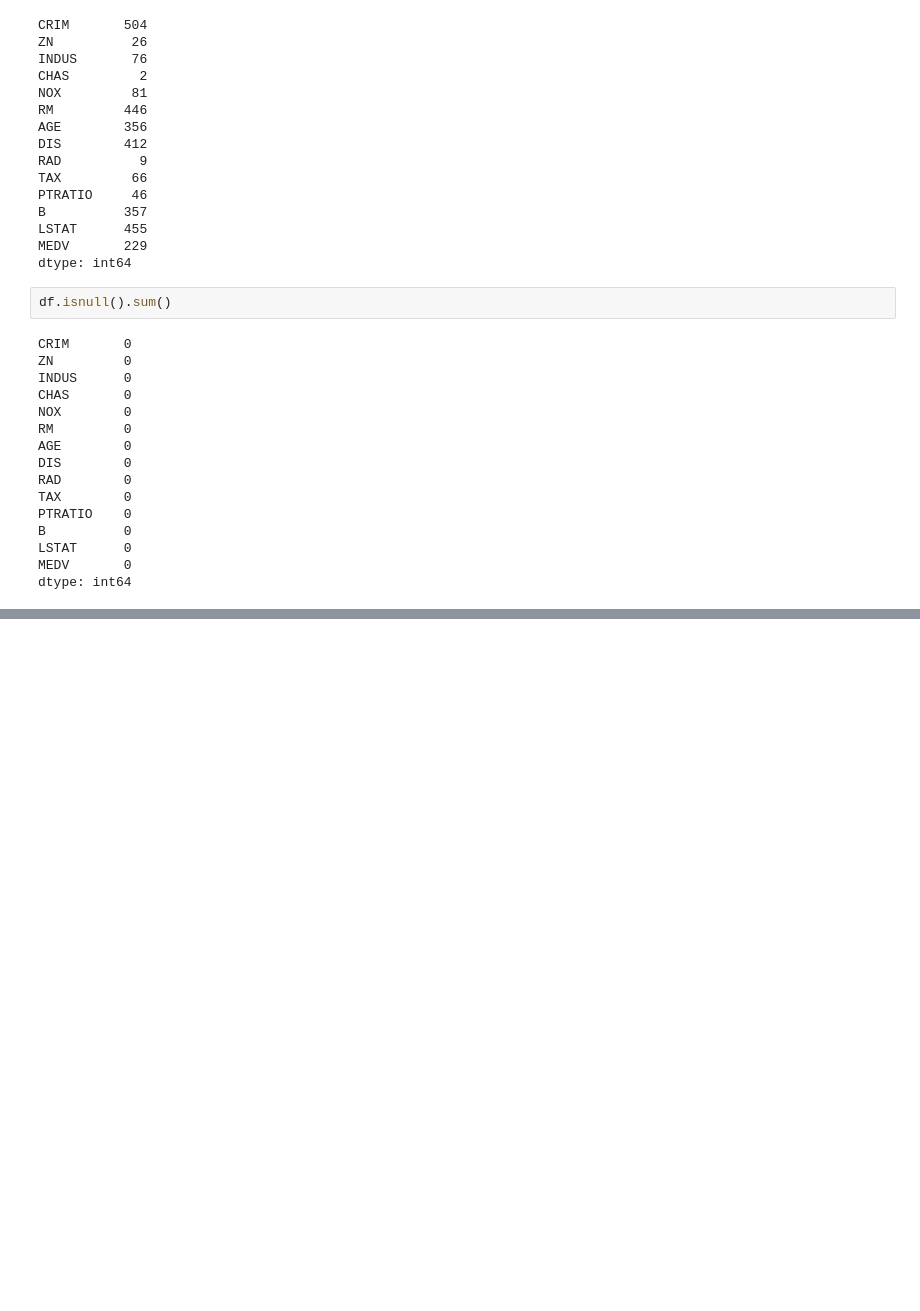
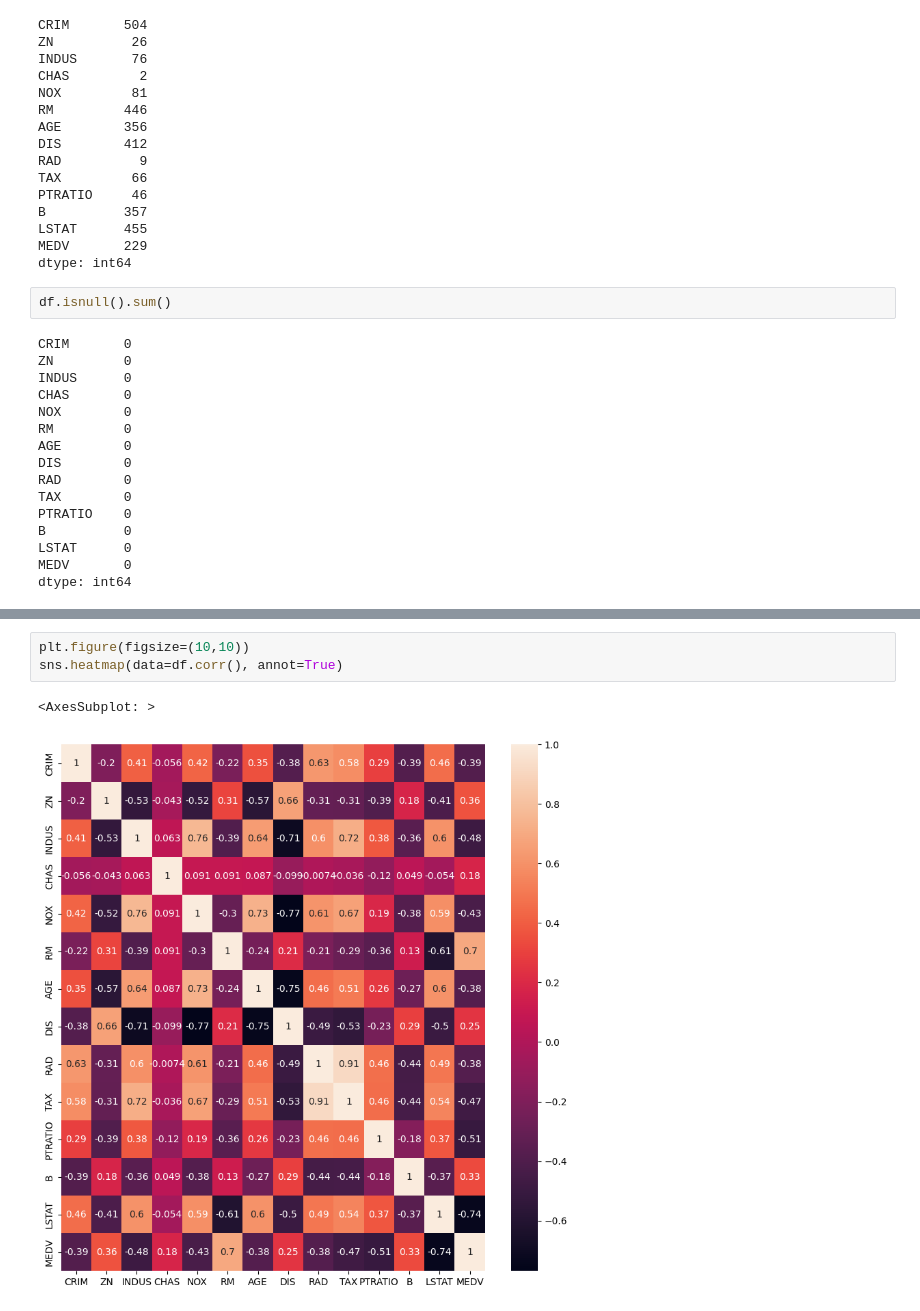
Before and after one commit to mihirh19/house-price-prediction, a Jupyter notebook: deepnote/Project_linearregression.ipynb, the cells around one changed output, grey strips where cells are left out. Drawn from its saved outputs; the diff is of its cells as text; blank space fills up the shorter version.

```diff
--- a/deepnote/Project_linearregression.ipynb
+++ b/deepnote/Project_linearregression.ipynb
@@ -113,0 +148,6 @@ dtype: int64
+# %%
+plt.figure(figsize=(10,10))
+sns.heatmap(data=df.corr(), annot=True)
+# %% [output]
+<AxesSubplot: >
+[figure, added]
```
Also changed, not shown: parts of 32 cells of this notebook, 2 other files.
